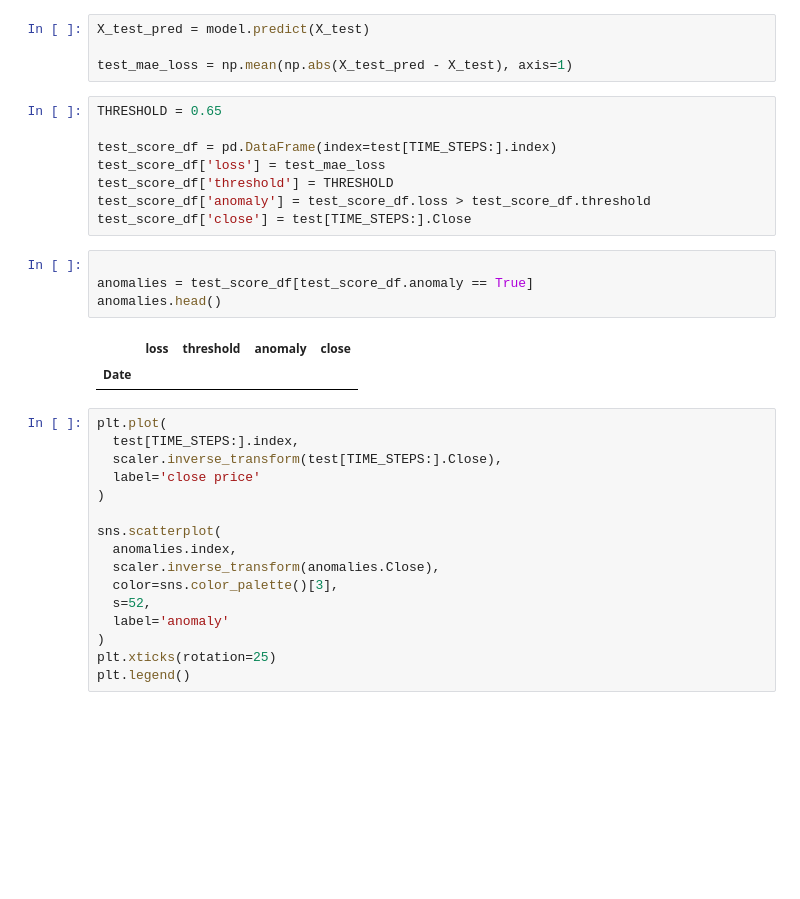
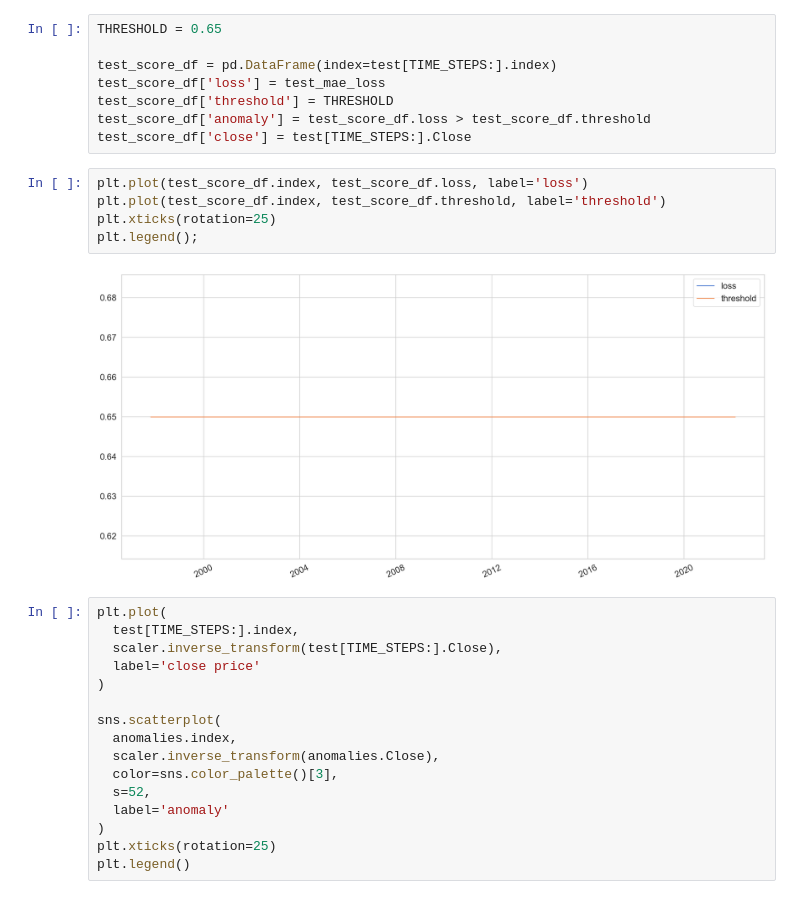
Before and after one commit to By-Lucas/software-engineer-IA-Anomalias-Seletivo-, a Jupyter notebook: deteccao_anomalia-python.ipynb, the cells around one changed output. Saved outputs shown, nothing was run; the diff lists cells and outputs as text; blank space fills up the shorter version.

```diff
--- a/deteccao_anomalia-python.ipynb
+++ b/deteccao_anomalia-python.ipynb
@@ -177,10 +177,6 @@ sns.distplot(train_mae_loss, bins=50, kde=True)
 X_test_pred = model.predict(X_test)
 
 test_mae_loss = np.mean(np.abs(X_test_pred - X_test), axis=1)
-# %%
-X_test_pred = model.predict(X_test)
-
-test_mae_loss = np.mean(np.abs(X_test_pred - X_test), axis=1)
 # %%
 THRESHOLD = 0.65
 
@@ -189,13 +185,13 @@ test_score_df['loss'] = test_mae_loss
 test_score_df['threshold'] = THRESHOLD
 test_score_df['anomaly'] = test_score_df.loss > test_score_df.threshold
 test_score_df['close'] = test[TIME_STEPS:].Close
-# %%
-
-anomalies = test_score_df[test_score_df.anomaly == True]
-anomalies.head()
-# %% [output]
-|  | loss | threshold | anomaly | close |
-| Date |  |  |  |  |
+# %%
+plt.plot(test_score_df.index, test_score_df.loss, label='loss')
+plt.plot(test_score_df.index, test_score_df.threshold, label='threshold')
+plt.xticks(rotation=25)
+plt.legend();
+# %% [output]
+[figure, added]
 # %%
 plt.plot(
   test[TIME_STEPS:].index,
```
